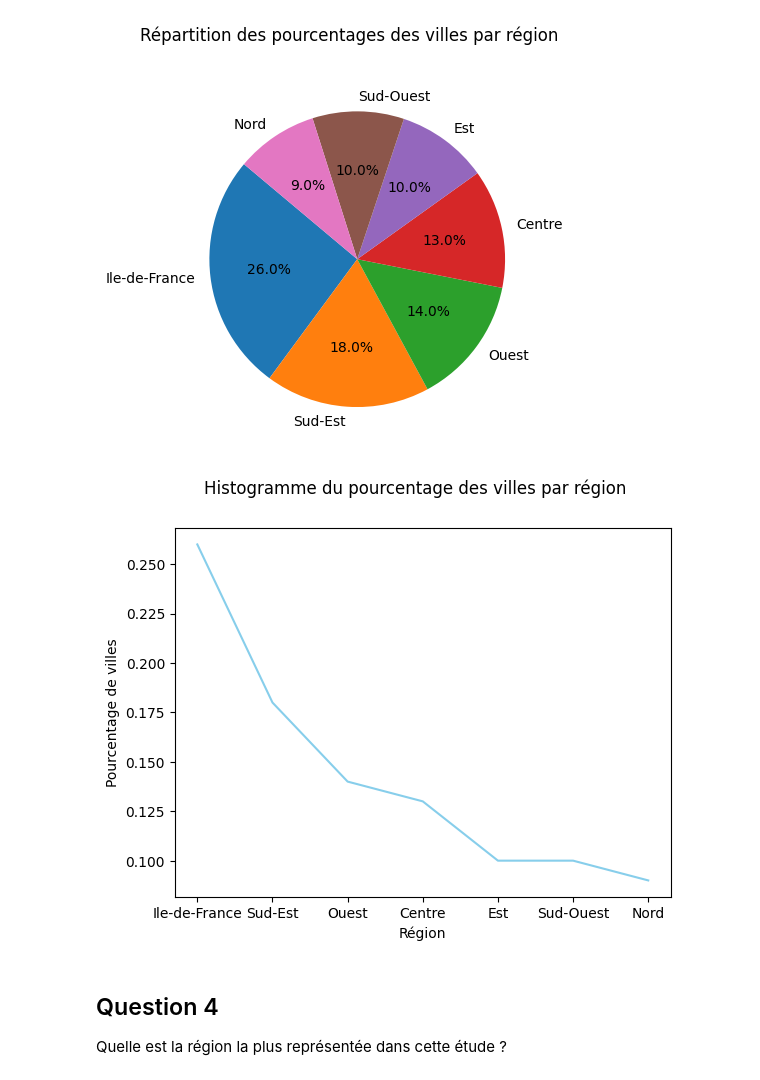
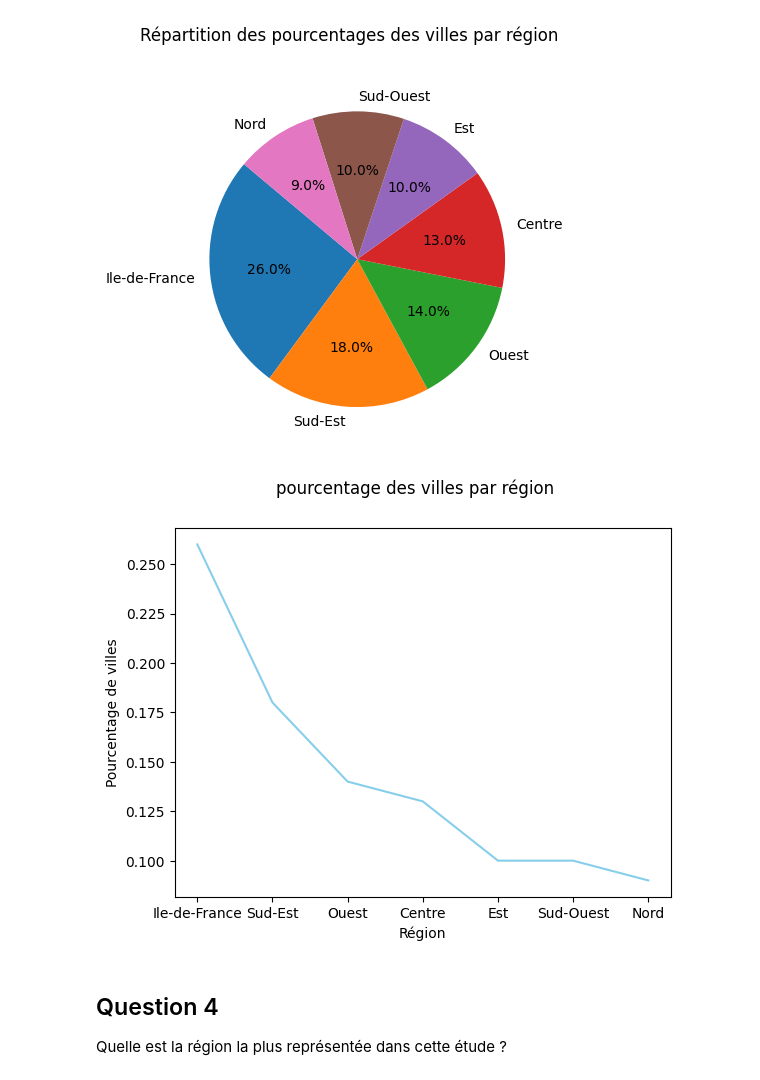
Before and after one commit to Hassen-GHAZEL/ADM_TP, a Jupyter notebook: TP1/TP_Initiation_A_rendre_GHAZEL_Hassen_HALVICK_Thomas.ipynb, the cells around one changed output. Drawn from its saved outputs; the diff is of its cells as text; code cells hidden in the pictures.

```diff
--- a/TP1/TP_Initiation_A_rendre_GHAZEL_Hassen_HALVICK_Thomas.ipynb
+++ b/TP1/TP_Initiation_A_rendre_GHAZEL_Hassen_HALVICK_Thomas.ipynb
@@ -9,6 +9,8 @@ import pylab as pl
 import matplotlib.pyplot as plt
 
 pd.options.display.max_rows = 10
+
+folder = "data/"
 # %% [markdown]
 # **Exercice 1**
 
@@ -19,7 +21,7 @@ françaises les valeurs du taux de la taxe d’habitation.
 Importer le fichier capital.xls
 # %%
 #Importation de capiptal.xls
-df = pd.read_excel('data/Capital.xls')
+df = pd.read_excel(folder+'Capital.xls')
 
 print(df)
 # %% [output]
@@ -76,17 +78,17 @@ plt.show()
 # %%
 # Histogramme du pourcentage de villes par région
 # Créer l'histogramme
 hist = df["Région"].value_counts(normalize=True).plot( color='skyblue')
 
 # Titre et labels
-plt.suptitle("Histogramme du pourcentage des villes par région")
+plt.suptitle("pourcentage des villes par région")
 plt.xlabel("Région")
 plt.ylabel("Pourcentage de villes")
 
 # Afficher l'histogramme
 plt.show()
 # %% [output]
-[figure, old version]
+[figure, new version]
 # %% [markdown]
 ## Question 4
 Quelle est la région la plus représentée dans cette étude ?
```
Also changed, not shown: parts of 4 cells of this notebook, 3 other files.
